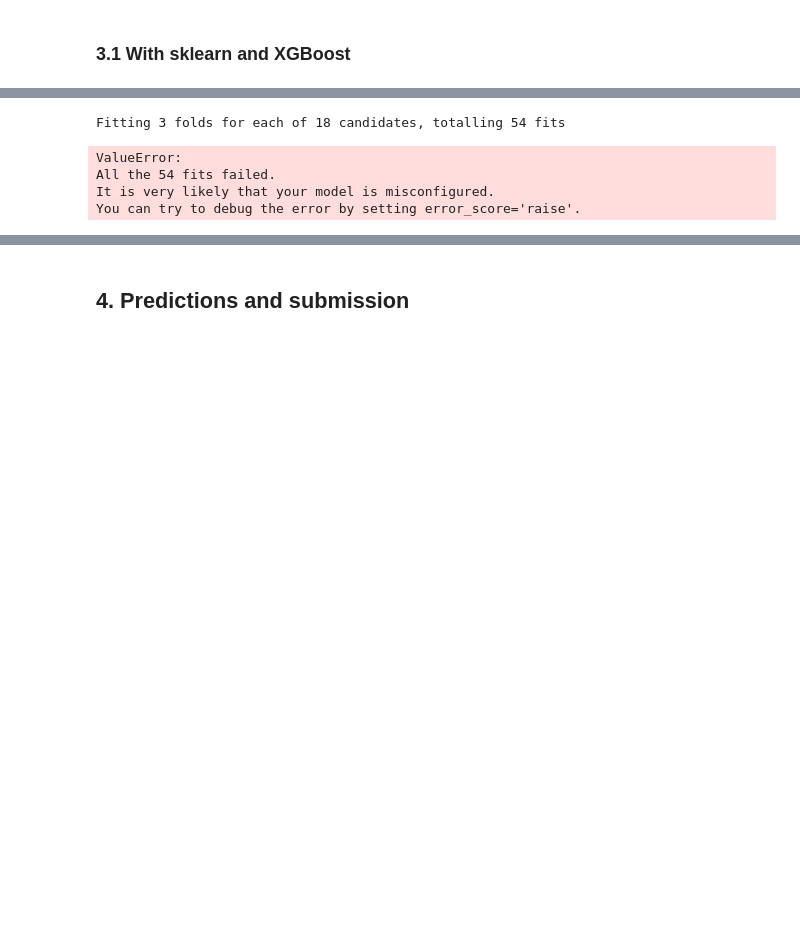
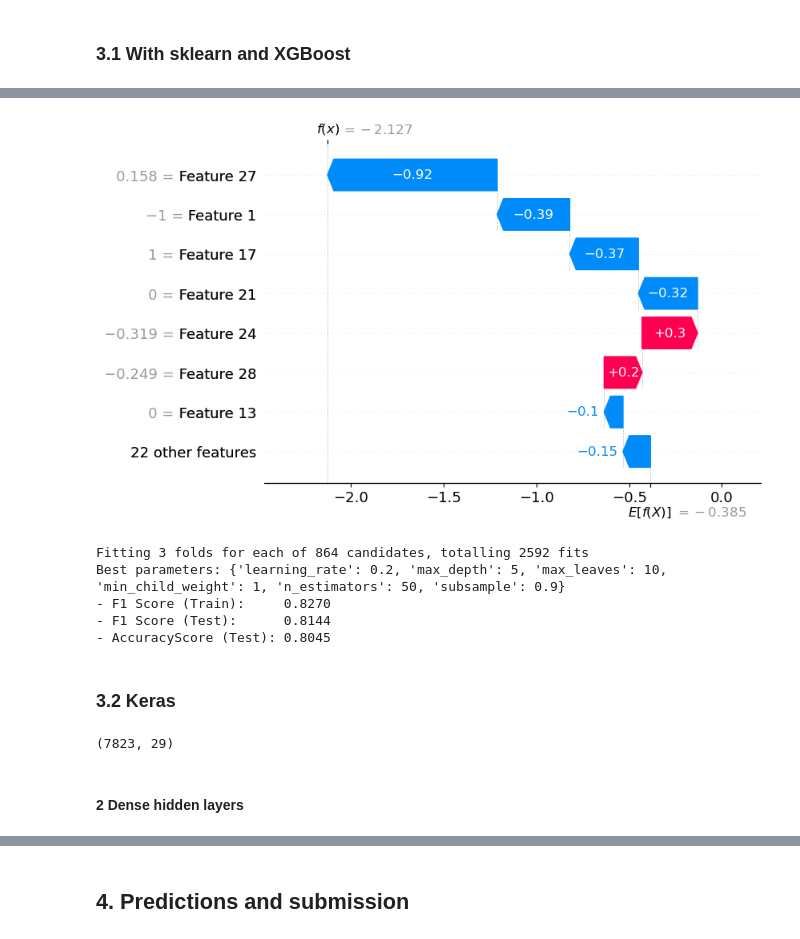
Before and after one commit to waddason/Kaggle, a Jupyter notebook: Spaceship_Titanic/spaceship_Titanic_TF-DF.ipynb, the cells around one changed output, grey strips where cells are left out. Drawn from its saved outputs; the diff is of its cells as text; code cells hidden in the pictures; blank space fills up the shorter version.

```diff
--- a/Spaceship_Titanic/spaceship_Titanic_TF-DF.ipynb
+++ b/Spaceship_Titanic/spaceship_Titanic_TF-DF.ipynb
@@ -370,24 +513,28 @@ X_train.shape
+# %%
+shap.plots.waterfall(shap_values[1], max_display=8)
+# %% [output]
+[figure, added]
 # %%
 # Train a XGBoost model
 
 param_grid = {
-    "n_estimators": [50, 100, 200],
-    "max_depth": [3, 5, 7],
-    #'learning_rate': [0.01, 0.1, 0.2],
-    #'subsample': [0.8, 0.9, 1.0],
+    "n_estimators": [20, 50, 100, 200],
+    "max_depth": [1, 3, 5, 7],
+    "learning_rate": [0.01, 0.1, 0.2],
+    "subsample": [0.8, 0.9, 1.0],
     #'colsample_bytree': [0.8, 0.9, 1.0],
     #'gamma': [0, 0.1, 0.2],
-    #'min_child_weight': [1, 3, 5],
+    "min_child_weight": [1, 3, 5],
     "max_leaves": [0, 10],
 }
-xgb = XGBClassifier(enable_categorical=True)
+xgb = XGBClassifier()
 scorer = make_scorer(f1_score)
 
 # Use GridSerach
 grid_search = GridSearchCV(
     estimator=xgb, param_grid=param_grid, scoring=scorer, cv=3, verbose=1, n_jobs=-1
 )
-grid_search.fit(X, y)
+grid_search.fit(X_train, y_train)
 
 # Get the best parameters
 best_params = grid_search.best_params_
@@ -395,15 +542,17 @@ print(f"Best parameters: {best_params}")
 
 # Evaluate the best model
 best_model = grid_search.best_estimator_
-f1_train = f1_score(y, best_model.predict(X))
+f1_train = f1_score(y_train, best_model.predict(X_train))
 f1_test = f1_score(y_test, best_model.predict(X_test))
 accuracy_score_test = accuracy_score(y_test, best_model.predict(X_test))
-print(f"F1 Score (Train): {f1_train:.4f}")
-print(f"F1 Score (Test): {f1_test:.4f}")
-print(f"Accuracy Score (Test): {accuracy_score_test:.4f}")
+print(f"- F1 Score (Train): \t{f1_train:.4f}")
+print(f"- F1 Score (Test): \t{f1_test:.4f}")
+print(f"- AccuracyScore (Test):\t{accuracy_score_test:.4f}")
 # %% [output]
-Fitting 3 folds for each of 18 candidates, totalling 54 fits
+Fitting 3 folds for each of 864 candidates, totalling 2592 fits
+Best parameters: {'learning_rate': 0.2, 'max_depth': 5, 'max_leaves': 10, 'min_child_weight': 1, 'n_estimators': 50, 'subsample': 0.9}
+- F1 Score (Train):     0.8270
+- F1 Score (Test):      0.8144
+- AccuracyScore (Test): 0.8045
-ValueError:
-All the 54 fits failed.
-It is very likely that your model is misconfigured.
-You can try to debug the error by setting error_score='raise'.
+# %% [markdown]
+### 3.2 Keras
@@ -409,0 +564,6 @@ You can try to debug the error by setting error_score='raise'.
+# %%
+X_train.shape
+# %% [output]
+(7823, 29)
+# %% [markdown]
+#### 2 Dense hidden layers
```
Also changed, not shown: parts of 41 cells of this notebook, 2 other files.
